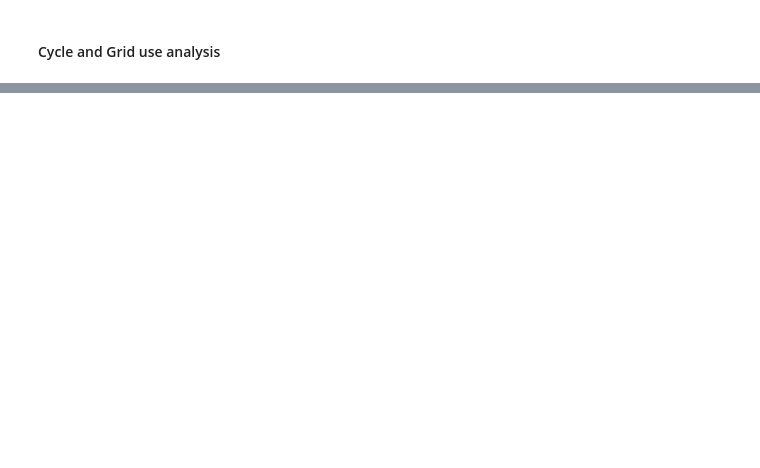
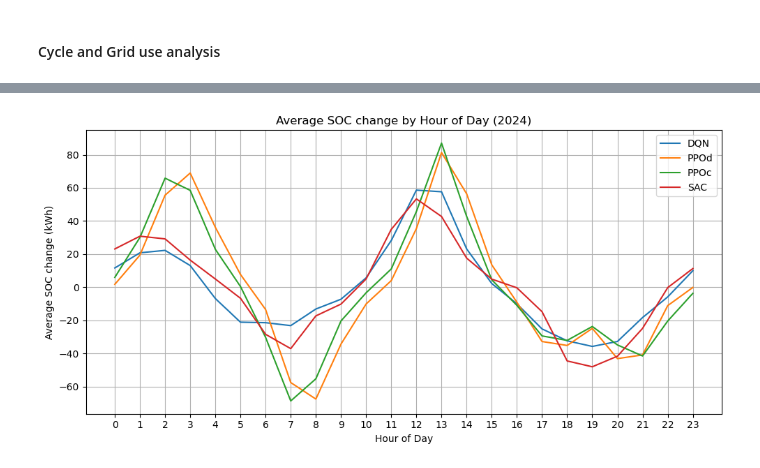
Before and after one commit to LarsKinkel/ThesisLarsKinkel, a Jupyter notebook: notebooks/ThesisNotebook.ipynb, the cells around one changed output, grey strips where cells are left out. Drawn from its saved outputs; the diff is of its cells as text; code cells hidden in the pictures; blank space fills up the shorter version.

```diff
--- a/notebooks/ThesisNotebook.ipynb
+++ b/notebooks/ThesisNotebook.ipynb
@@ -488,0 +1013,27 @@ Estimated total battery cycles: 659.09
+# %%
+# Plot average SOC by hour of day for all methods (LEAR models, 2024)
+methods = {
+    "DQN": results_dqn_lear[0],
+    "PPOd": results_PPOd_lear[0],
+    "PPOc": results_PPOc_lear[0],
+    "SAC": results_SAC_lear[0],
+}
+
+plt.figure(figsize=(10, 5))
+for name, df in methods.items():
+    if name == "Heuristic":
+        soc_hourly = df['soc_kWh'].groupby(df.index.hour).mean()
+    else:
+        soc_hourly = df['soc_kWh'].groupby(df.index.hour).mean()
+    plt.plot(soc_hourly.index, soc_hourly.values, marker='', label=name)
+
+plt.title('Average SOC change by Hour of Day (2024)')
+plt.xlabel('Hour of Day')
+plt.ylabel('Average SOC change (kWh)')
+plt.grid(True)
+plt.xticks(range(24))
+plt.legend()
+plt.tight_layout()
+plt.show()
+# %% [output]
+[figure, added]
```
Also changed, not shown: parts of 20 cells of this notebook, 32 other files.
